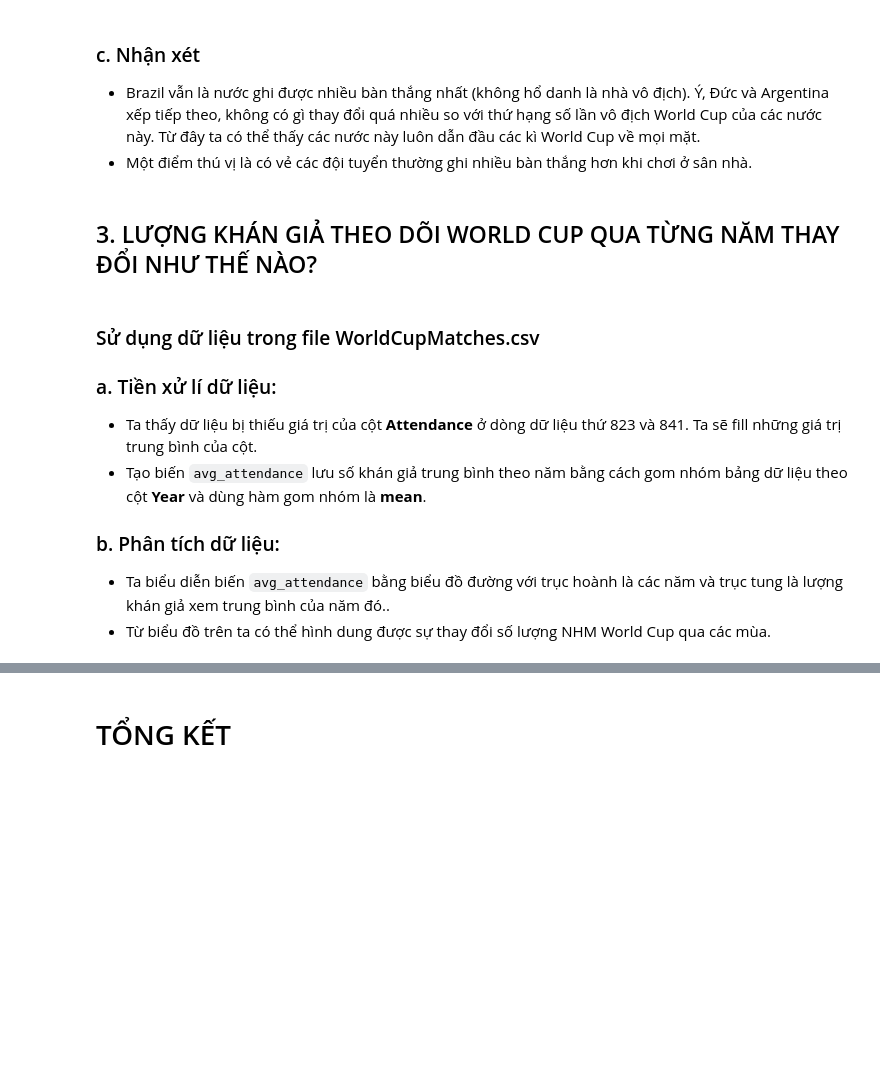
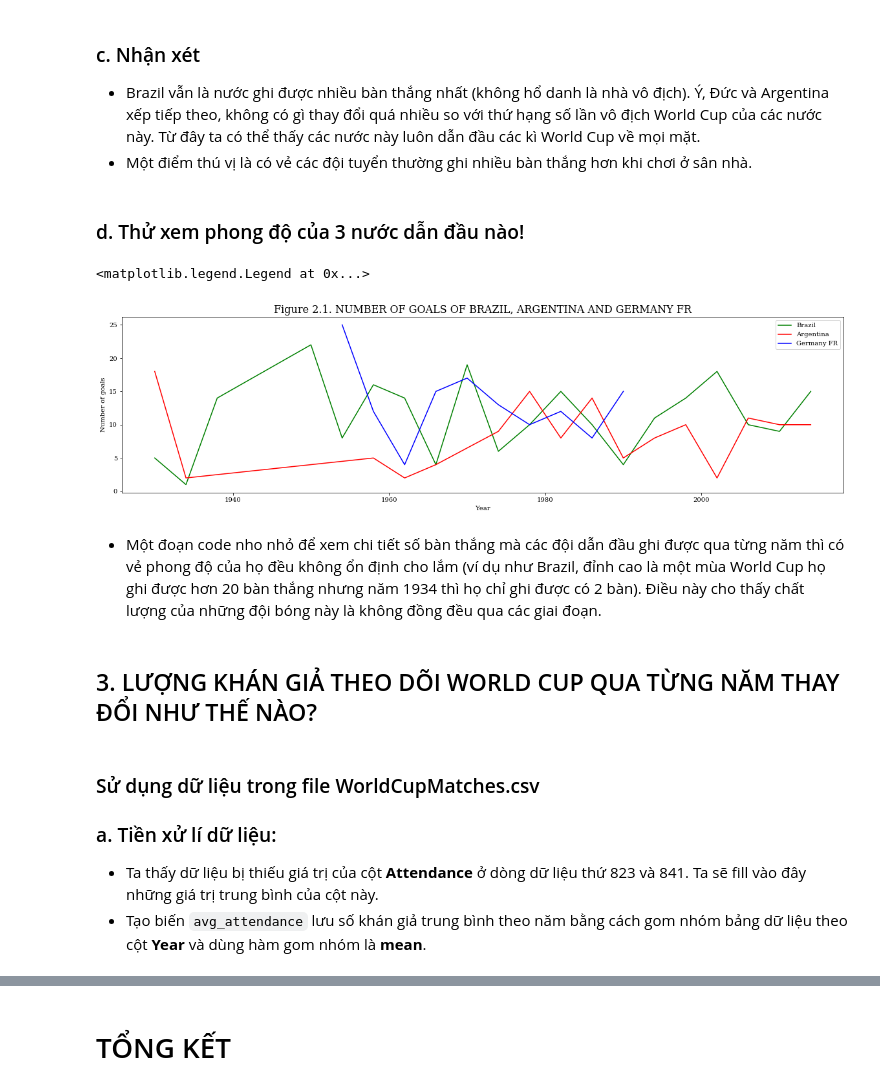
Before and after one commit to logacc99/LTKHDL_FinalProject, a Jupyter notebook: 1712174-NguyenGiaThuan.ipynb, the cells around one changed output, grey strips where cells are left out. Saved outputs shown, nothing was run; the diff lists cells and outputs as text; code cells hidden in the pictures; blank space fills up the shorter version.

```diff
--- a/1712174-NguyenGiaThuan.ipynb
+++ b/1712174-NguyenGiaThuan.ipynb
@@ -326,17 +344,38 @@ Text(0.5, 1.0, 'Figure 2. TOP COUNTRY HAS MOST GOALS AT WORLD CUP')
 ### c. Nhận xét
 - Brazil vẫn là nước ghi được nhiều bàn thắng nhất (không hổ danh là nhà vô địch). Ý, Đức và Argentina xếp tiếp theo, không có gì thay đổi quá nhiều so với thứ hạng số lần vô địch World Cup của các nước này. Từ đây ta có thể thấy các nước này luôn dẫn đầu các kì World Cup về mọi mặt.
 - Một điểm thú vị là có vẻ các đội tuyển thường ghi nhiều bàn thắng hơn khi chơi ở sân nhà.
+# %% [markdown]
+### d. Thử xem phong độ của 3 nước dẫn đầu nào!
+# %%
+def goals_calc(team_name):
+    matches = match_data[(match_data['Home Team Name'] == team_name) | (match_data['Away Team Name'] == team_name)].copy()
+    home_goals = matches[matches['Home Team Name'] == team_name][['Year','Home Team Goals']].groupby('Year').sum()
+    away_goals = matches[matches['Away Team Name'] == team_name][['Year', 'Away Team Goals']].groupby('Year').sum()
+    total_goals = home_goals.merge(away_goals, left_index = True, right_index = True, how = 'outer')
+    total_goals['Total'] = total_goals.sum(axis = 1)
+    return total_goals[['Total']]
+# %%
+bra_goals, arg_goals, ger_goals = goals_calc('Brazil'), goals_calc('Argentina'), goals_calc('Germany FR')
+fig, ax = plt.subplots(figsize = (20,5 ))
+ax.set_xlabel('Year')
+ax.set_ylabel('Number of goals')
+ax.set_title('Figure 2.1. NUMBER OF GOALS OF BRAZIL, ARGENTINA AND GERMANY FR', fontsize = 16)
+ax.plot(bra_goals.index, bra_goals['Total'], color = 'green', label = 'Brazil')
+ax.plot(arg_goals.index, arg_goals['Total'], color = 'red', label = 'Argentina')
+ax.plot(ger_goals.index, ger_goals['Total'], color = 'blue', label = 'Germany FR')
+ax.legend()
+# %% [output]
+<matplotlib.legend.Legend at 0x...>
+[figure, added]
+# %% [markdown]
+- Một đoạn code nho nhỏ để xem chi tiết số bàn thắng mà các đội dẫn đầu ghi được qua từng năm thì có vẻ phong độ của họ đều không ổn định cho lắm (ví dụ như Brazil, đỉnh cao là một mùa World Cup họ ghi được hơn 20 bàn thắng nhưng năm 1934 thì họ chỉ ghi được có 2 bàn). Điều này cho thấy chất lượng của những đội bóng này là không đồng đều qua các giai đoạn.
 # %% [markdown]
 ## 3. LƯỢNG KHÁN GIẢ THEO DÕI WORLD CUP QUA TỪNG NĂM THAY ĐỔI NHƯ THẾ NÀO?
 # %% [markdown]
 ### Sử dụng dữ liệu trong file WorldCupMatches.csv
 ### a. Tiền xử lí dữ liệu:
-- Ta thấy dữ liệu bị thiếu giá trị của cột **Attendance** ở dòng dữ liệu thứ 823 và 841. Ta sẽ fill những giá trị trung bình của cột.
+- Ta thấy dữ liệu bị thiếu giá trị của cột **Attendance** ở dòng dữ liệu thứ 823 và 841. Ta sẽ fill vào đây những giá trị trung bình của cột này.
 - Tạo biến `avg_attendance` lưu số khán giả trung bình theo năm bằng cách gom nhóm bảng dữ liệu theo cột **Year** và dùng hàm gom nhóm là **mean**.
-
-### b. Phân tích dữ liệu:
-- Ta biểu diễn biến `avg_attendance` bằng biểu đồ đường với trục hoành là các năm và trục tung là lượng khán giả xem trung bình của năm đó..
-- Từ biểu đồ trên ta có thể hình dung được sự thay đổi số lượng NHM World Cup qua các mùa.
 # %%
 match_data[match_data['Attendance'].isnull() == True]
 # %% [output]
```
Also changed, not shown: parts of 22 cells of this notebook.
